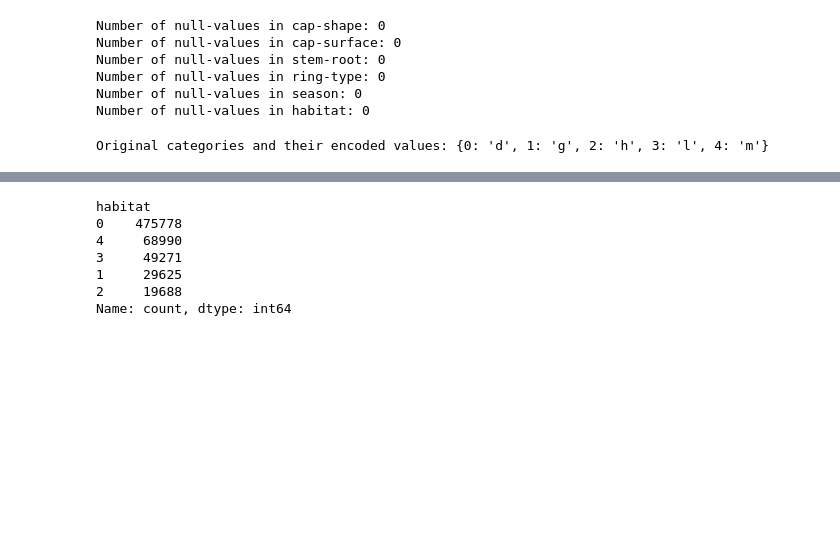
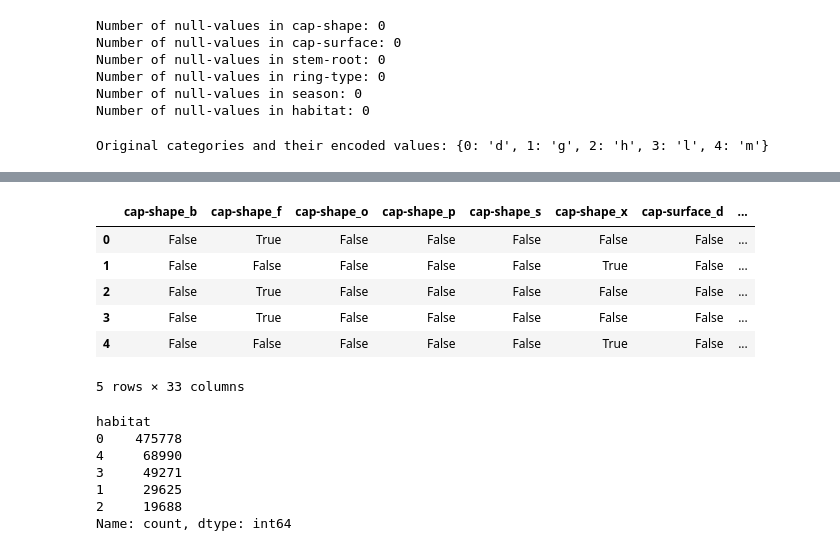
Before and after one commit to lboy107/WGU_Capstone, a Jupyter notebook: DataAnalysis.ipynb, the cells around one changed output, grey strips where cells are left out. Drawn from its saved outputs; the diff is of its cells as text; code cells hidden in the pictures; blank space fills up the shorter version.

```diff
--- a/DataAnalysis.ipynb
+++ b/DataAnalysis.ipynb
@@ -126,3 +137,16 @@ Original categories and their encoded values: {0: 'd', 1: 'g', 2: 'h', 3: 'l', 4
+# %%
+# Creating dummy variables for the cateogorical X values
+X =  pd.get_dummies(X)
+# %%
+X.head()
+# %% [output]
+|  | cap-shape_b | cap-shape_f | cap-shape_o | cap-shape_p | cap-shape_s | cap-shape_x | cap-surface_d | ... |
+| 0 | False | True | False | False | False | False | False | ... |
+| 1 | False | False | False | False | False | True | False | ... |
+| 2 | False | True | False | False | False | False | False | ... |
+| 3 | False | True | False | False | False | False | False | ... |
+| 4 | False | False | False | False | False | True | False | ... |
+5 rows × 33 columns
 # %%
 '''
 Looking at the y-value spread. 0, which corresponds to d;woods, is highly overrepresented.
```
Also changed, not shown: parts of 3 cells of this notebook.
